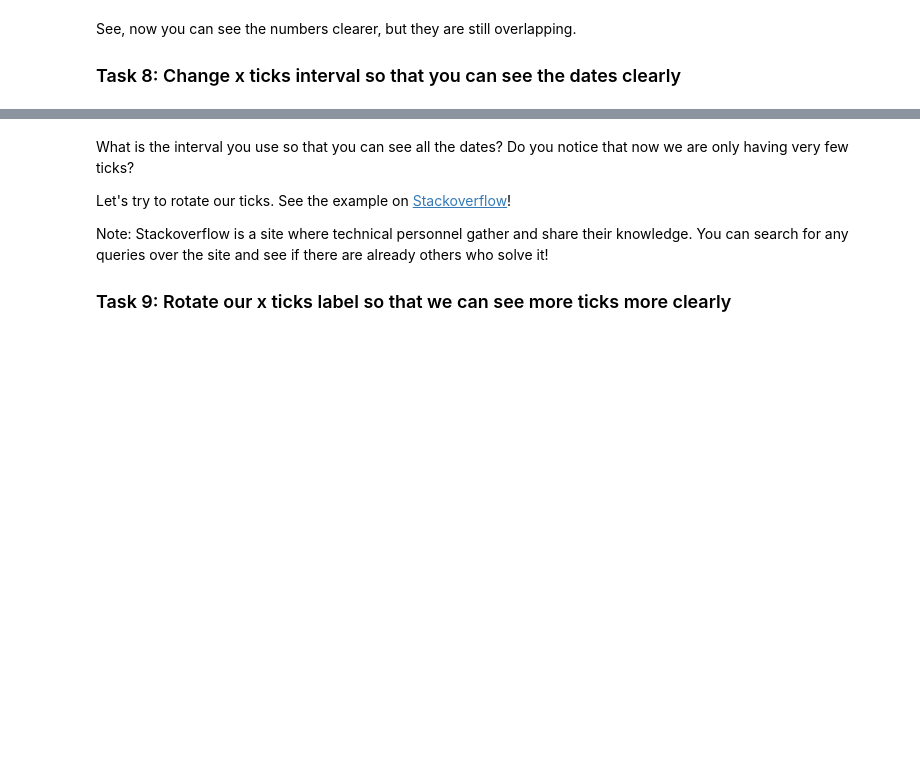
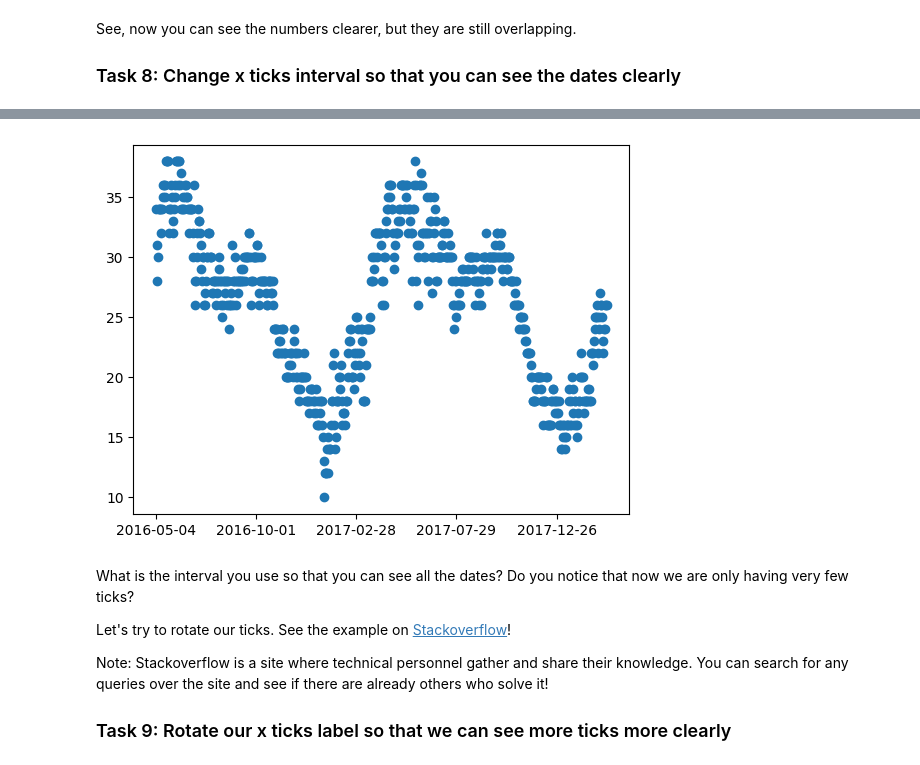
Before and after one commit to nawzaysfinah/D4AI, a Jupyter notebook: Lab/Lab1/[Jupyter Notebook - Student] Chapter 1- Data visualization.ipynb, the cells around one changed output, grey strips where cells are left out. Drawn from its saved outputs; the diff is of its cells as text; code cells hidden in the pictures; blank space fills up the shorter version.

```diff
--- a/Lab/Lab1/[Jupyter Notebook - Student] Chapter 1- Data visualization.ipynb
+++ b/Lab/Lab1/[Jupyter Notebook - Student] Chapter 1- Data visualization.ipynb
@@ -392,3 +379,9 @@ See, now you can see the numbers clearer, but they are still overlapping.
+# %%
+plt.scatter(x,y)
+plt.xticks(np.arange(0, 731, 150))
+plt.show()
+# %% [output]
+[figure, added]
 # %% [markdown]
 What is the interval you use so that you can see all the dates? Do you notice that now we are only having very few ticks?
 
```
Also changed, not shown: parts of 19 cells of this notebook, 2 other files.
